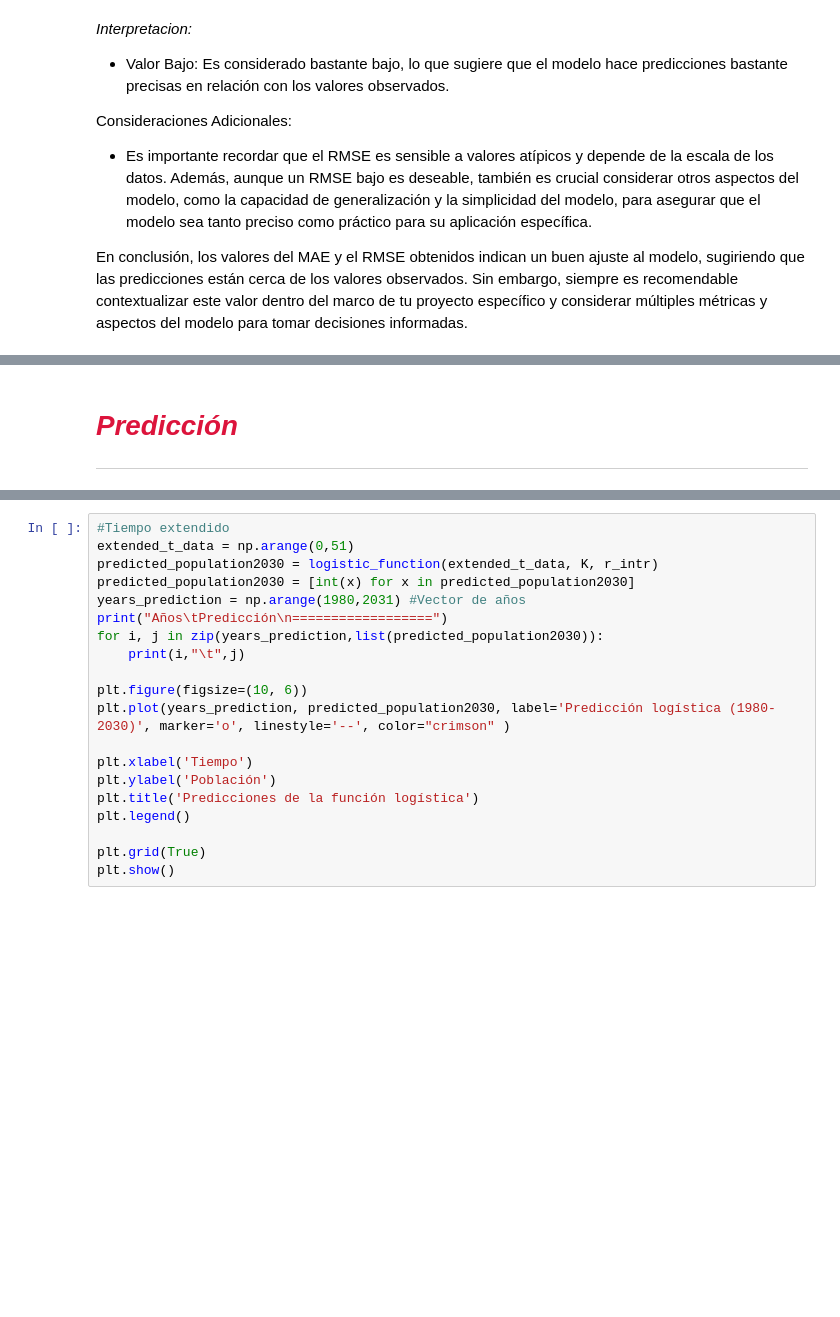
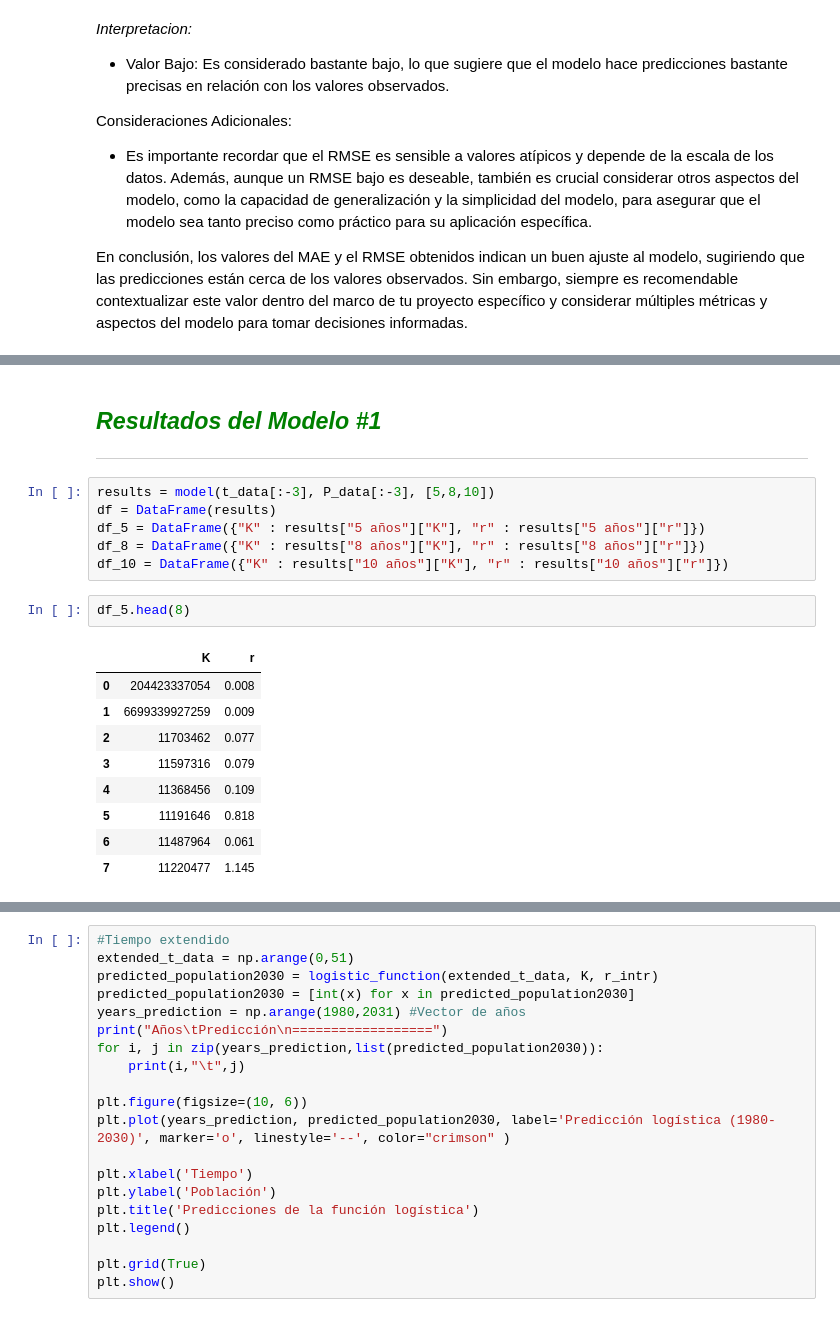
Before and after one commit to LFrench03/Modelo-de-Crecimiento-Poblacional, a Jupyter notebook: modelo.ipynb, the cells around one changed output, grey strips where cells are left out. Saved outputs shown, nothing was run; the diff lists cells and outputs as text; blank space fills up the shorter version.

```diff
--- a/modelo.ipynb
+++ b/modelo.ipynb
@@ -185,3 +213,21 @@ En conclusión, los valores del MAE y el RMSE obtenidos indican un buen ajuste a
 # %% [markdown]
-# <l style= "text-align: center"><p style= "color: crimson">*Predicción*</p></l>
+## <l style= "text-align: center"><p style= "color: green">*Resultados del Modelo #1*</p></l>
 ---
+# %%
+results = model(t_data[:-3], P_data[:-3], [5,8,10])
+df = DataFrame(results)
+df_5 = DataFrame({"K" : results["5 años"]["K"], "r" : results["5 años"]["r"]})
+df_8 = DataFrame({"K" : results["8 años"]["K"], "r" : results["8 años"]["r"]})
+df_10 = DataFrame({"K" : results["10 años"]["K"], "r" : results["10 años"]["r"]})
+# %%
+df_5.head(8)
+# %% [output]
+|  | K | r |
+| 0 | 204423337054 | 0.008 |
+| 1 | 6699339927259 | 0.009 |
+| 2 | 11703462 | 0.077 |
+| 3 | 11597316 | 0.079 |
+| 4 | 11368456 | 0.109 |
+| 5 | 11191646 | 0.818 |
+| 6 | 11487964 | 0.061 |
+| 7 | 11220477 | 1.145 |
```
Also changed, not shown: parts of 16 cells of this notebook.
